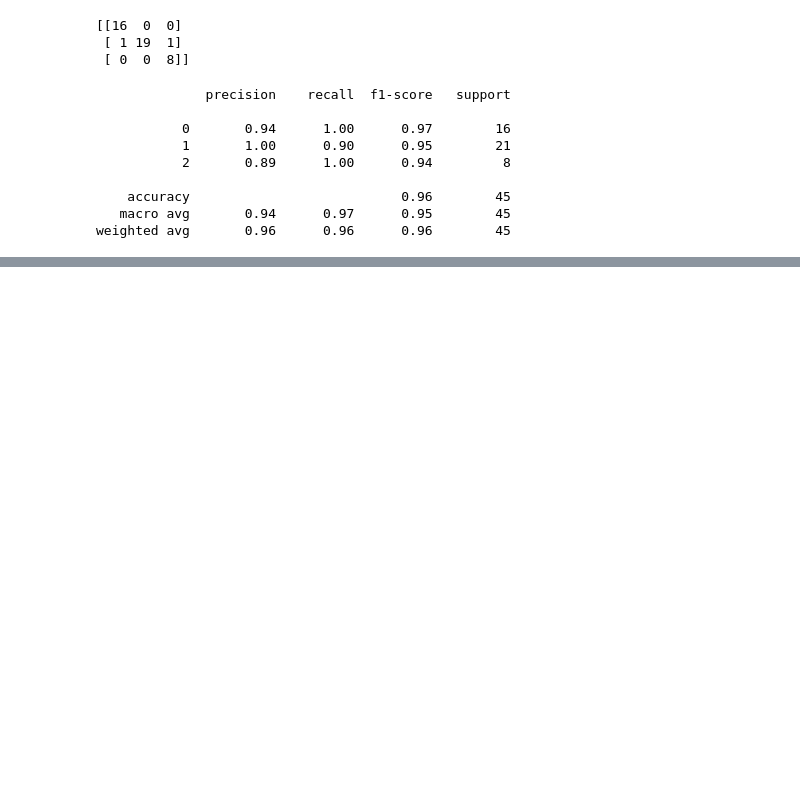
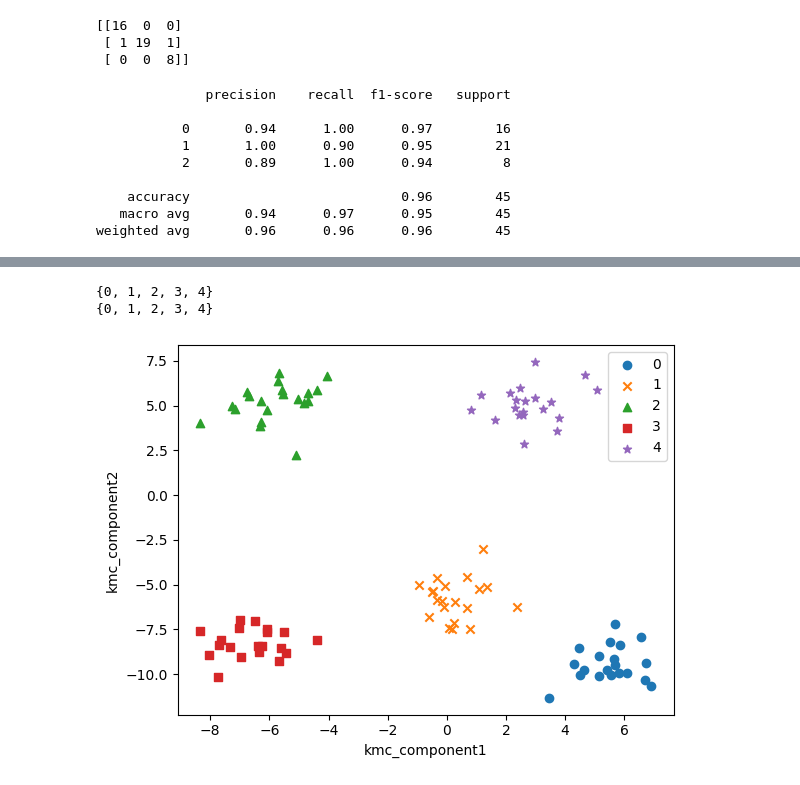
Before and after one commit to seoinhyeok96/python_data_class, a Jupyter notebook: 머신 러닝/머신러닝 3일차.ipynb, the cells around one changed output, grey strips where cells are left out. Drawn from its saved outputs; the diff is of its cells as text; code cells hidden in the pictures; blank space fills up the shorter version.

```diff
--- a/머신 러닝/머신러닝 3일차.ipynb
+++ b/머신 러닝/머신러닝 3일차.ipynb
@@ -662,0 +689,10 @@ weighted avg       0.96      0.96      0.96        45
+# %%
+# k-means clustering
+from sklearn.cluster import KMeans
+kmc = KMeans(n_clusters=5,
+             init='random',
+             max_iter=100,
+             random_state=0)
+kmc.fit(X)
+label_kmc = kmc.labels_
+print(label_kmc)
@@ -662,0 +703,8 @@ weighted avg       0.96      0.96      0.96        45
+# %%
+# 시각화를 위한 데이터프레임 생성
+import pandas as pd
+kmc_columns = ['kmc_comp1', 'kmc_comp2']
+X_kmc_df = pd.DataFrame(X, columns=kmc_columns)
+X_kmc_df['target'] = y
+X_kmc_df['label_kmc'] = label_kmc
+X_kmc_df.head(5)
@@ -662,0 +718,27 @@ weighted avg       0.96      0.96      0.96        45
+# %%
+# 타겟 클래스 종류 확인
+print(set(X_kmc_df['target']))
+print(set(X_kmc_df['label_kmc']))
+# %% [output]
+{0, 1, 2, 3, 4}
+{0, 1, 2, 3, 4}
+# %%
+# k-means clustering을 이용한 데이터 플랏
+df = X_kmc_df
+markers=['o','x','^','s','*']
+
+for i, mark in enumerate(markers):
+    df_i = df[df['label_kmc']==i]
+    target_i = i
+    X1 = df_i['kmc_comp1']
+    X2 = df_i['kmc_comp2']
+    plt.scatter(X1, X2,
+                marker=mark,
+                label=target_i)
+
+plt.xlabel('kmc_component1')
+plt.ylabel('kmc_component2')
+plt.legend()
+plt.show()
+# %% [output]
+[figure, added]
```
Also changed, not shown: parts of 8 cells of this notebook.
